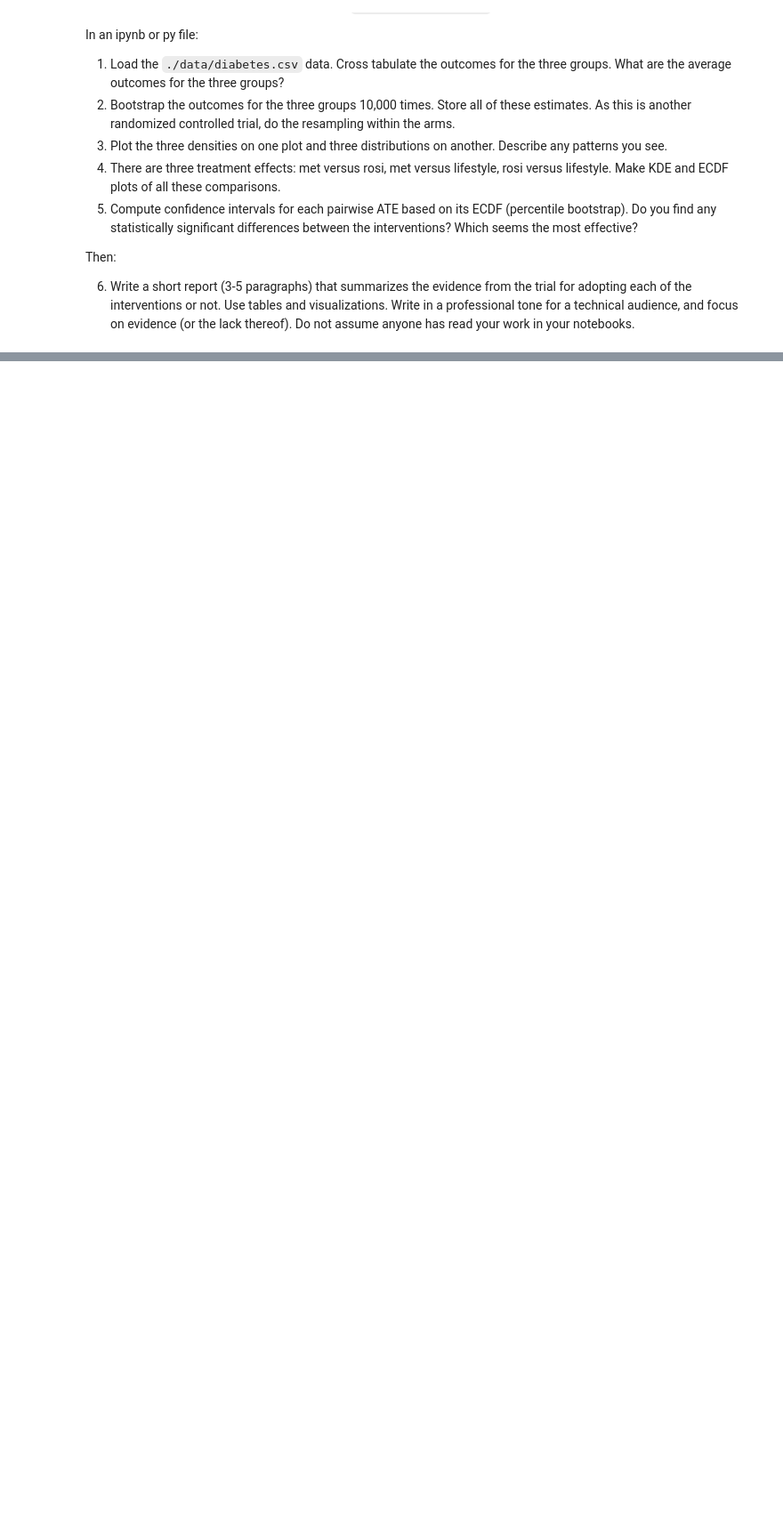
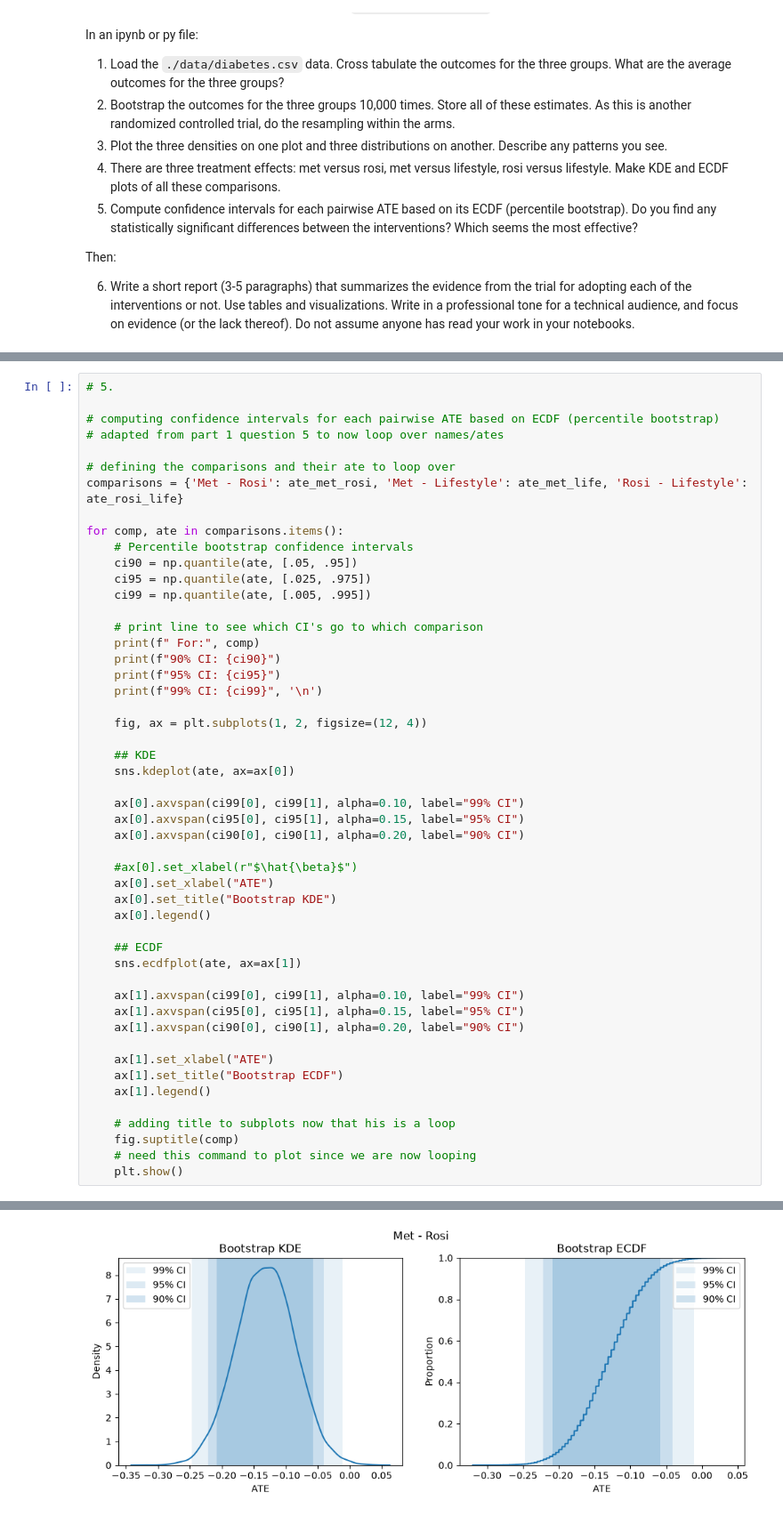
Before and after one commit to MaxwellCooper1/uu_bootstrap, a Jupyter notebook: Thursday_lab/lab_06.ipynb, the cells around one changed output, grey strips where cells are left out. Shown at 89% size. Cells and saved outputs as stored; diff of their text form; blank space fills up the shorter version.

```diff
--- a/Thursday_lab/lab_06.ipynb
+++ b/Thursday_lab/lab_06.ipynb
@@ -205,0 +338,51 @@ Then:
+# %%
+# 5.
+
+# computing confidence intervals for each pairwise ATE based on ECDF (percentile bootstrap)
+# adapted from part 1 question 5 to now loop over names/ates
+
+# defining the comparisons and their ate to loop over
+comparisons = {'Met - Rosi': ate_met_rosi, 'Met - Lifestyle': ate_met_life, 'Rosi - Lifestyle': ate_rosi_life}
+
+for comp, ate in comparisons.items():
+    # Percentile bootstrap confidence intervals
+    ci90 = np.quantile(ate, [.05, .95])
+    ci95 = np.quantile(ate, [.025, .975])
+    ci99 = np.quantile(ate, [.005, .995])
+
+    # print line to see which CI's go to which comparison
+    print(f" For:", comp)
+    print(f"90% CI: {ci90}")
+    print(f"95% CI: {ci95}")
+    print(f"99% CI: {ci99}", '\n')
+
+    fig, ax = plt.subplots(1, 2, figsize=(12, 4))
+
+    ## KDE
+    sns.kdeplot(ate, ax=ax[0])
+
+    ax[0].axvspan(ci99[0], ci99[1], alpha=0.10, label="99% CI")
+    ax[0].axvspan(ci95[0], ci95[1], alpha=0.15, label="95% CI")
+    ax[0].axvspan(ci90[0], ci90[1], alpha=0.20, label="90% CI")
+
+    #ax[0].set_xlabel(r"$\hat{\beta}$")
+    ax[0].set_xlabel("ATE")
+    ax[0].set_title("Bootstrap KDE")
+    ax[0].legend()
+
+    ## ECDF
+    sns.ecdfplot(ate, ax=ax[1])
+
+    ax[1].axvspan(ci99[0], ci99[1], alpha=0.10, label="99% CI")
+    ax[1].axvspan(ci95[0], ci95[1], alpha=0.15, label="95% CI")
+    ax[1].axvspan(ci90[0], ci90[1], alpha=0.20, label="90% CI")
+
+    ax[1].set_xlabel("ATE")
+    ax[1].set_title("Bootstrap ECDF")
+    ax[1].legend()
+
+    # adding title to subplots now that his is a loop
+    fig.suptitle(comp)
+    # need this command to plot since we are now looping
+    plt.show()
+# %% [output]
@@ -205,0 +393 @@ Then:
+[figure, added]
```
Also changed, not shown: parts of 20 cells of this notebook, 3 other files.
